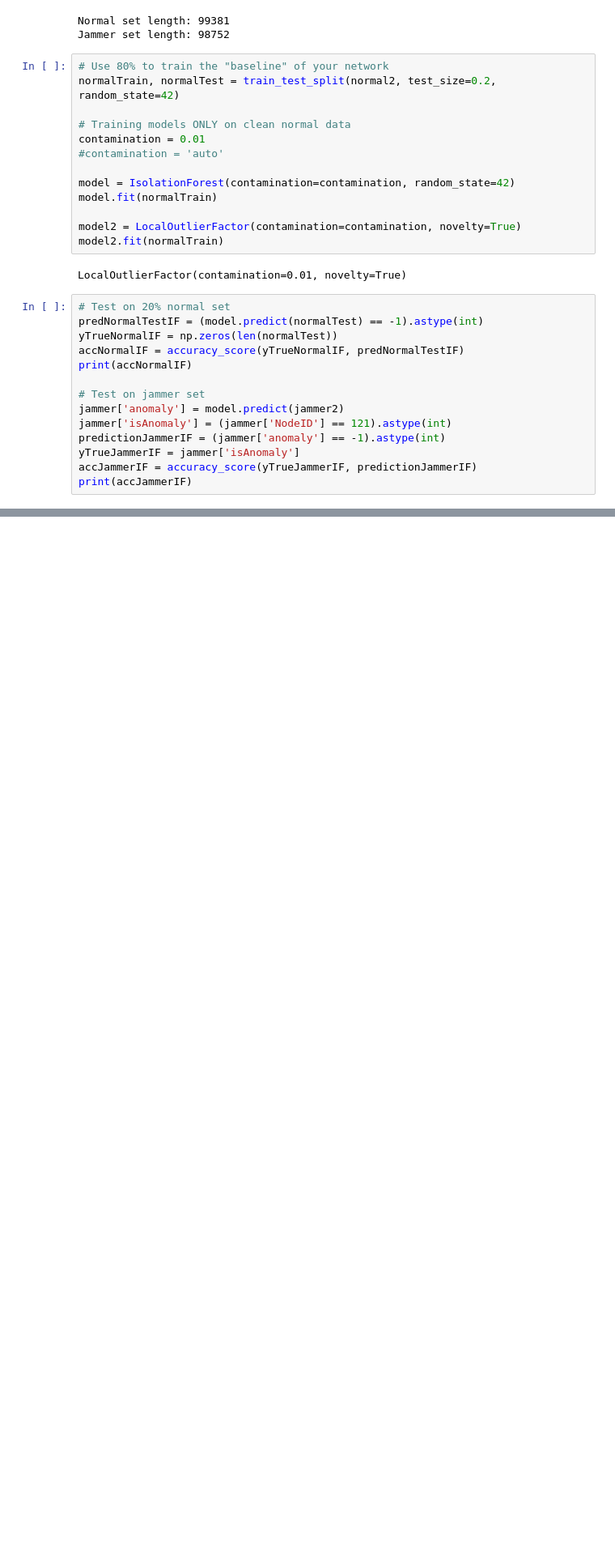
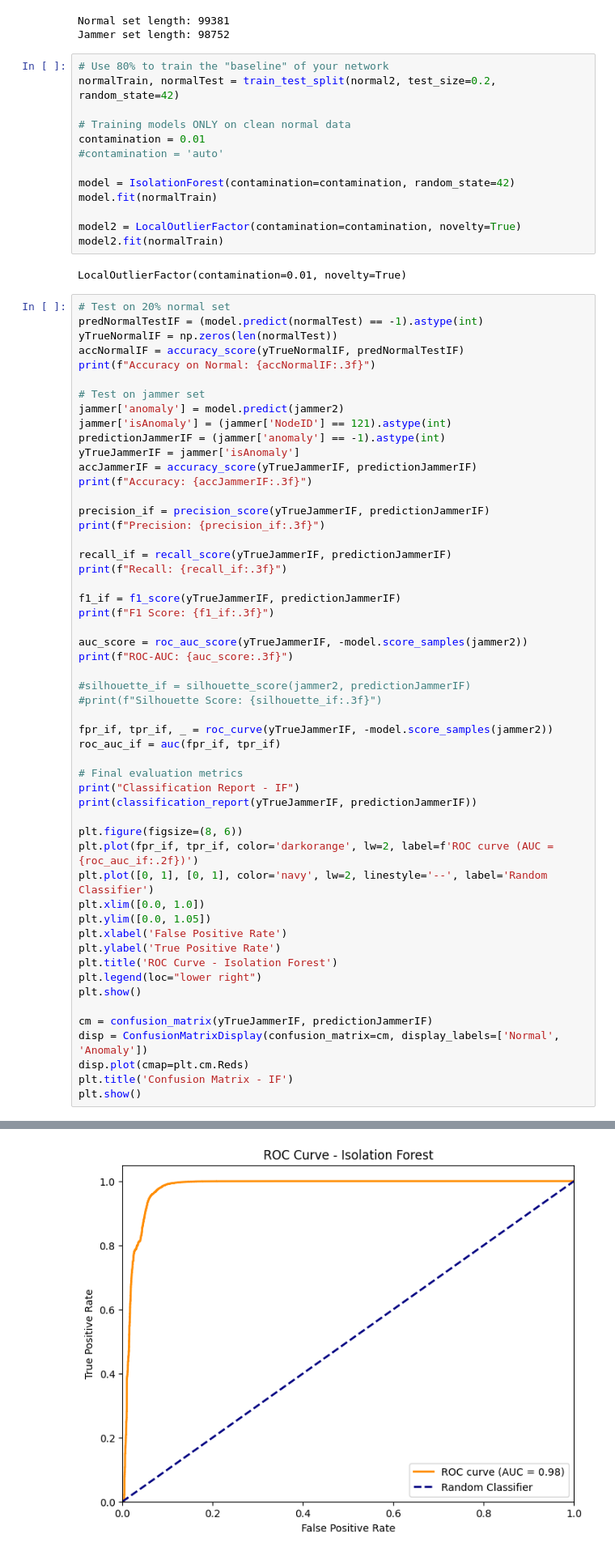
Before and after one commit to hreid1/COMP3000-LoRaWAN, a Jupyter notebook: sourcecode/ML/isolationforest.ipynb, the cells around one changed output, grey strips where cells are left out. Shown at 81% size. Drawn from its saved outputs; the diff is of its cells as text; blank space fills up the shorter version.

```diff
--- a/sourcecode/ML/isolationforest.ipynb
+++ b/sourcecode/ML/isolationforest.ipynb
@@ -76,7 +80,7 @@ LocalOutlierFactor(contamination=0.01, novelty=True)
 predNormalTestIF = (model.predict(normalTest) == -1).astype(int)
 yTrueNormalIF = np.zeros(len(normalTest))
 accNormalIF = accuracy_score(yTrueNormalIF, predNormalTestIF)
-print(accNormalIF)
+print(f"Accuracy on Normal: {accNormalIF:.3f}")
 
 # Test on jammer set
 jammer['anomaly'] = model.predict(jammer2)
@@ -84,5 +88,44 @@ jammer['isAnomaly'] = (jammer['NodeID'] == 121).astype(int)
 predictionJammerIF = (jammer['anomaly'] == -1).astype(int)
 yTrueJammerIF = jammer['isAnomaly']
 accJammerIF = accuracy_score(yTrueJammerIF, predictionJammerIF)
-print(accJammerIF)
+print(f"Accuracy: {accJammerIF:.3f}")
+
+precision_if = precision_score(yTrueJammerIF, predictionJammerIF)
+print(f"Precision: {precision_if:.3f}")
+
+recall_if = recall_score(yTrueJammerIF, predictionJammerIF)
+print(f"Recall: {recall_if:.3f}")
+
+f1_if = f1_score(yTrueJammerIF, predictionJammerIF)
+print(f"F1 Score: {f1_if:.3f}")
+
+auc_score = roc_auc_score(yTrueJammerIF, -model.score_samples(jammer2))
+print(f"ROC-AUC: {auc_score:.3f}")
+
+#silhouette_if = silhouette_score(jammer2, predictionJammerIF)
+#print(f"Silhouette Score: {silhouette_if:.3f}")
+
+fpr_if, tpr_if, _ = roc_curve(yTrueJammerIF, -model.score_samples(jammer2))
+roc_auc_if = auc(fpr_if, tpr_if)
+
+# Final evaluation metrics
+print("Classification Report - IF")
+print(classification_report(yTrueJammerIF, predictionJammerIF))
+
+plt.figure(figsize=(8, 6))
+plt.plot(fpr_if, tpr_if, color='darkorange', lw=2, label=f'ROC curve (AUC = {roc_auc_if:.2f})')
+plt.plot([0, 1], [0, 1], color='navy', lw=2, linestyle='--', label='Random Classifier')
+plt.xlim([0.0, 1.0])
+plt.ylim([0.0, 1.05])
+plt.xlabel('False Positive Rate')
+plt.ylabel('True Positive Rate')
+plt.title('ROC Curve - Isolation Forest')
+plt.legend(loc="lower right")
+plt.show()
+
+cm = confusion_matrix(yTrueJammerIF, predictionJammerIF)
+disp = ConfusionMatrixDisplay(confusion_matrix=cm, display_labels=['Normal', 'Anomaly'])
+disp.plot(cmap=plt.cm.Reds)
+plt.title('Confusion Matrix - IF')
+plt.show()
 # %% [output]
@@ -90,0 +147 @@ print(accJammerIF)
+[figure, added]
```
Also changed, not shown: parts of 7 cells of this notebook.
